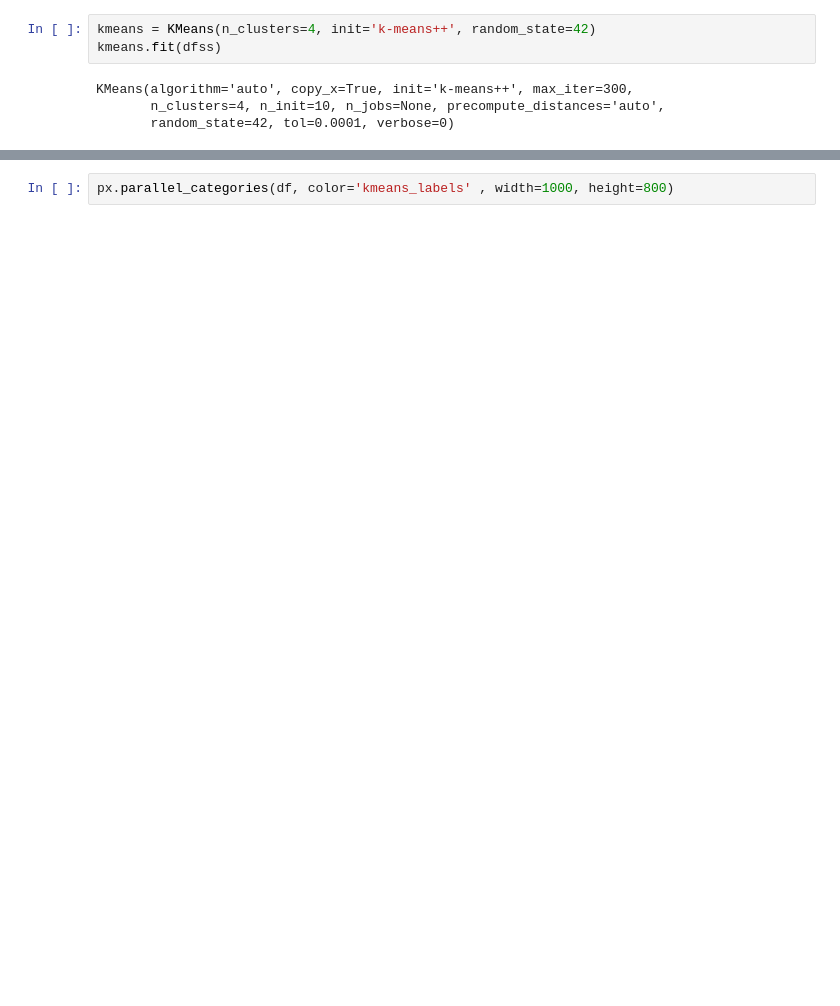
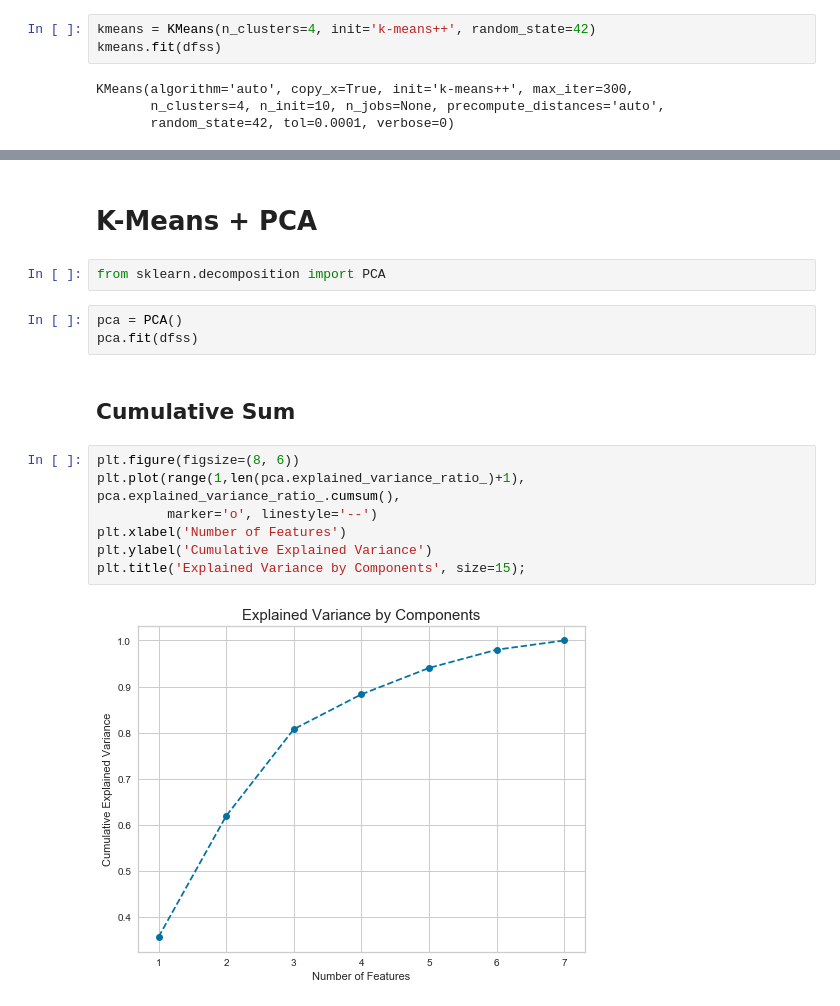
Before and after one commit to YM88/customer_segmentation, a Jupyter notebook: 001.ipynb, the cells around one changed output, grey strips where cells are left out. Cells and saved outputs as stored; diff of their text form; blank space fills up the shorter version.

Commit message:
added kmeans pca

```diff
--- a/001.ipynb
+++ b/001.ipynb
@@ -144,2 +192,18 @@ px.parallel_coordinates(df, color='kmeans_labels', width=1000, height=800)
-# %%
-px.parallel_categories(df, color='kmeans_labels' , width=1000, height=800)
+# %% [markdown]
+# K-Means + PCA
+# %%
+from sklearn.decomposition import PCA
+# %%
+pca = PCA()
+pca.fit(dfss)
+# %% [markdown]
+## Cumulative Sum
+# %%
+plt.figure(figsize=(8, 6))
+plt.plot(range(1,len(pca.explained_variance_ratio_)+1), pca.explained_variance_ratio_.cumsum(),
+         marker='o', linestyle='--')
+plt.xlabel('Number of Features')
+plt.ylabel('Cumulative Explained Variance')
+plt.title('Explained Variance by Components', size=15);
+# %% [output]
+[figure, added]
```
Also changed, not shown: parts of 32 cells of this notebook.
